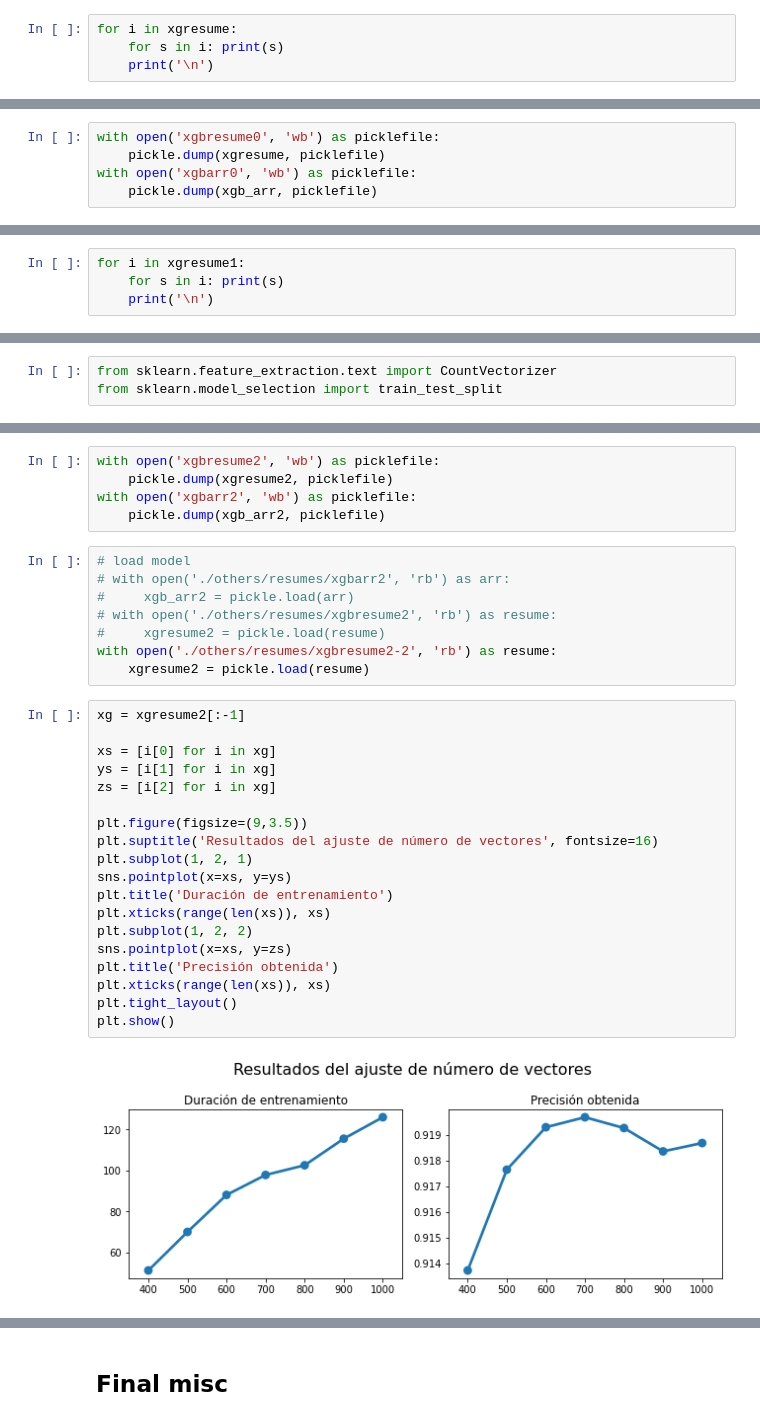
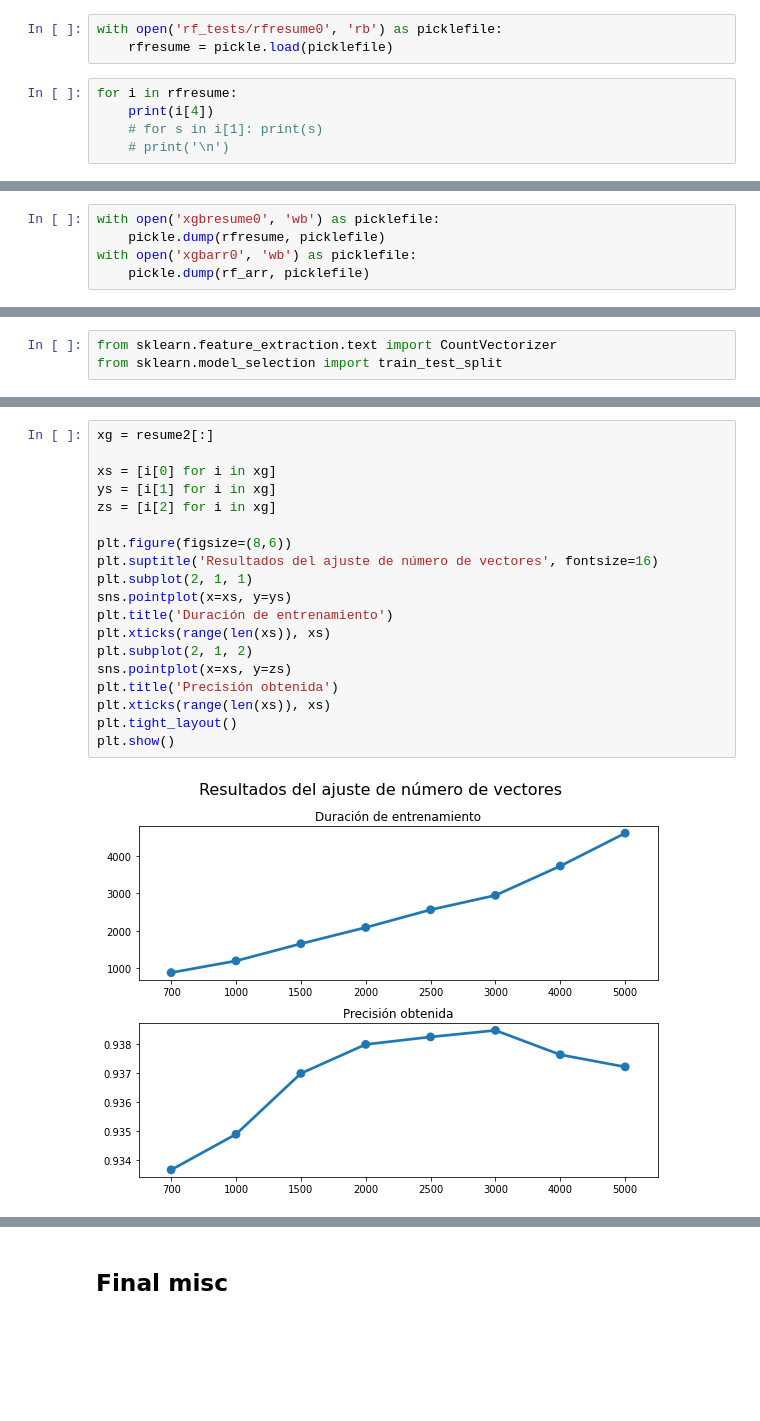
Before and after one commit to Liu-Lc/TwitterTraffic-Pty, a Jupyter notebook: TweetData/analysis/ranfor_eval.ipynb, the cells around one changed output, grey strips where cells are left out. Cells and saved outputs as stored; diff of their text form; blank space fills up the shorter version.

Commit message:
Finished model evaluation

```diff
--- a/TweetData/analysis/ranfor_eval.ipynb
+++ b/TweetData/analysis/ranfor_eval.ipynb
@@ -434,5 +387,9 @@ Predicting...  Thu Feb 18 17:36:28 2021
+# %%
+with open('rf_tests/rfresume0', 'rb') as picklefile:
+    rfresume = pickle.load(picklefile)
 # %%
-for i in xgresume:
-    for s in i: print(s)
-    print('\n')
+for i in rfresume:
+    print(i[4])
+    # for s in i[1]: print(s)
+    # print('\n')
 # %% [output]
@@ -475,5 +449,5 @@ plt.show()
 # %%
 with open('xgbresume0', 'wb') as picklefile:
-    pickle.dump(xgresume, picklefile)
+    pickle.dump(rfresume, picklefile)
 with open('xgbarr0', 'wb') as picklefile:
-    pickle.dump(xgb_arr, picklefile)
+    pickle.dump(rf_arr, picklefile)
@@ -507,4 +470,0 @@ estimators: 900
-# %%
-for i in xgresume1:
-    for s in i: print(s)
-    print('\n')
@@ -667,34 +609,21 @@ KeyboardInterrupt:
-# %%
-with open('xgbresume2', 'wb') as picklefile:
-    pickle.dump(xgresume2, picklefile)
-with open('xgbarr2', 'wb') as picklefile:
-    pickle.dump(xgb_arr2, picklefile)
-# %%
-# load model
-# with open('./others/resumes/xgbarr2', 'rb') as arr:
-#     xgb_arr2 = pickle.load(arr)
-# with open('./others/resumes/xgbresume2', 'rb') as resume:
-#     xgresume2 = pickle.load(resume)
-with open('./others/resumes/xgbresume2-2', 'rb') as resume:
-    xgresume2 = pickle.load(resume)
 # %%
-xg = xgresume2[:-1]
+xg = resume2[:]
 
 xs = [i[0] for i in xg]
 ys = [i[1] for i in xg]
 zs = [i[2] for i in xg]
 
-plt.figure(figsize=(9,3.5))
+plt.figure(figsize=(8,6))
 plt.suptitle('Resultados del ajuste de número de vectores', fontsize=16)
-plt.subplot(1, 2, 1)
+plt.subplot(2, 1, 1)
 sns.pointplot(x=xs, y=ys)
 plt.title('Duración de entrenamiento')
 plt.xticks(range(len(xs)), xs)
-plt.subplot(1, 2, 2)
+plt.subplot(2, 1, 2)
 sns.pointplot(x=xs, y=zs)
 plt.title('Precisión obtenida')
 plt.xticks(range(len(xs)), xs)
 plt.tight_layout()
 plt.show()
 # %% [output]
-[figure, old version]
+[figure, new version]
```
Also changed, not shown: parts of 42 cells of this notebook, 1 other file.
